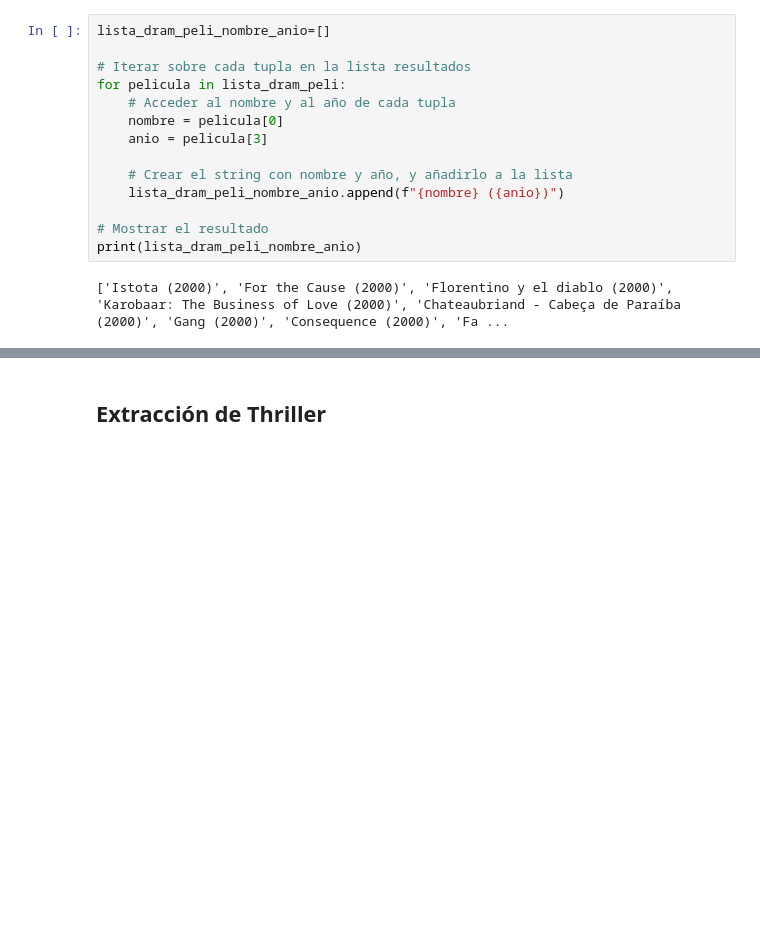
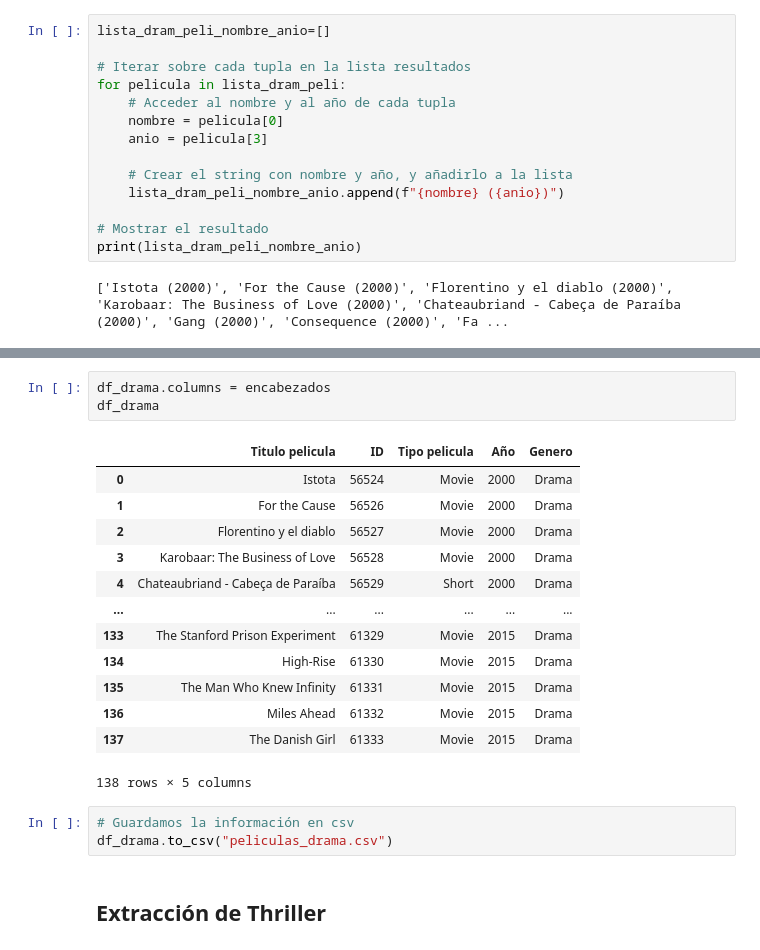
Before and after one commit to mariaie896/proyecto-da-promo-j-modulo-2-team-cinema-data, a Jupyter notebook: fase1_sprint1_extraccion.ipynb, the cells around one changed output, grey strips where cells are left out. Drawn from its saved outputs; the diff is of its cells as text; blank space fills up the shorter version.

```diff
--- a/fase1_sprint1_extraccion.ipynb
+++ b/fase1_sprint1_extraccion.ipynb
@@ -164,3 +218,23 @@ print(lista_dram_peli_nombre_anio)
+# %%
+df_drama.columns = encabezados
+df_drama
+# %% [output]
+|  | Titulo pelicula | ID | Tipo pelicula | Año | Genero |
+| 0 | Istota | 56524 | Movie | 2000 | Drama |
+| 1 | For the Cause | 56526 | Movie | 2000 | Drama |
+| 2 | Florentino y el diablo | 56527 | Movie | 2000 | Drama |
+| 3 | Karobaar: The Business of Love | 56528 | Movie | 2000 | Drama |
+| 4 | Chateaubriand - Cabeça de Paraíba | 56529 | Short | 2000 | Drama |
+| ... | ... | ... | ... | ... | ... |
+| 133 | The Stanford Prison Experiment | 61329 | Movie | 2015 | Drama |
+| 134 | High-Rise | 61330 | Movie | 2015 | Drama |
+| 135 | The Man Who Knew Infinity | 61331 | Movie | 2015 | Drama |
+| 136 | Miles Ahead | 61332 | Movie | 2015 | Drama |
+| 137 | The Danish Girl | 61333 | Movie | 2015 | Drama |
+138 rows × 5 columns
+# %%
+# Guardamos la información en csv
+df_drama.to_csv("peliculas_drama.csv")
 # %% [markdown]
 ## Extracción de Thriller
 # %% [markdown]
```
Also changed, not shown: parts of 20 cells of this notebook, 8 other files.
